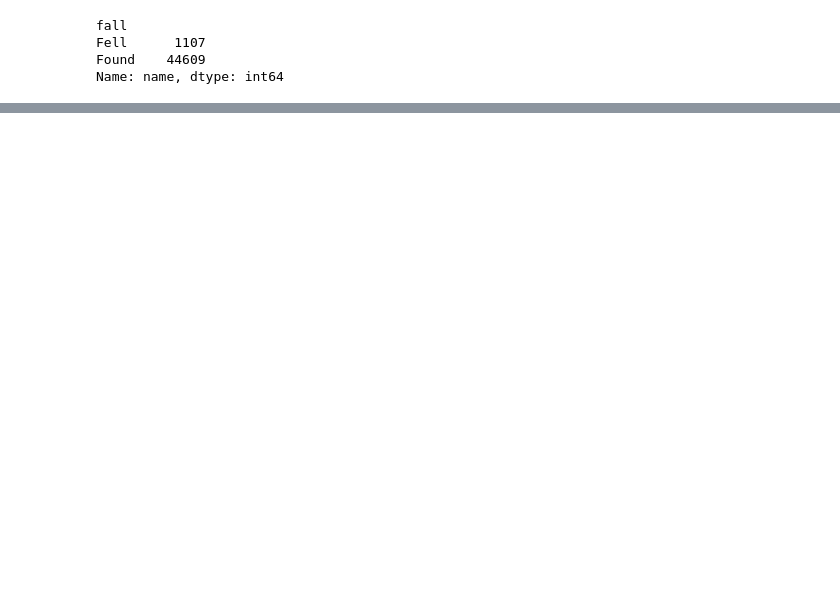
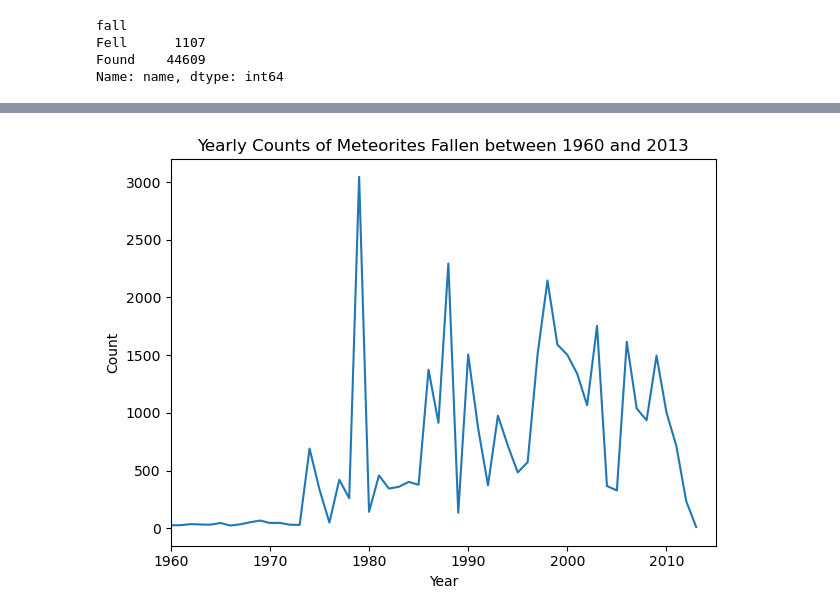
Before and after one commit to eholtgrieve/Meteorite_Landing_Analysis_Project, a Jupyter notebook: meteorite_landings_project.ipynb, the cells around one changed output, grey strips where cells are left out. Saved outputs shown, nothing was run; the diff lists cells and outputs as text; code cells hidden in the pictures; blank space fills up the shorter version.

```diff
--- a/meteorite_landings_project.ipynb
+++ b/meteorite_landings_project.ipynb
@@ -116,6 +196,8 @@ Name: name, dtype: int64
 # %%
 #finding counts for meteorites per year
 year_count = meteorite_df2.groupby("year")
-year_count["name"].count()
+year_count = year_count["name"].count()
+year_count = year_count.sort_index()
+year_count
 # %% [output]
 year
@@ -151,0 +222,16 @@ Name: name, Length: 264, dtype: int64
+# %%
+#graph for yearly count of meteorites fallen
+x_axis = year_count.index
+y_axis = year_count
+
+plt.plot(x_axis,y_axis)
+plt.xlabel('Year')
+plt.ylabel('Count')
+plt.title('Yearly Counts of Meteorites Fallen between 1960 and 2013')
+plt.xlim(1960,2015)
+
+plt.tight_layout()
+#fig.savefig("/Images/yearly_landings_graph.png")
+plt.show()
+# %% [output]
+[figure, added]
```
Also changed, not shown: parts of 14 cells of this notebook.
